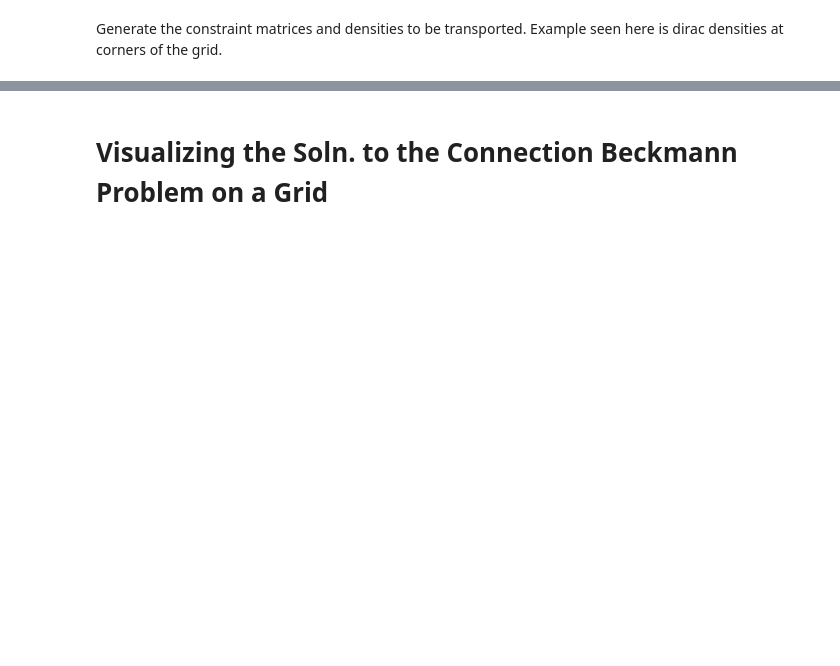
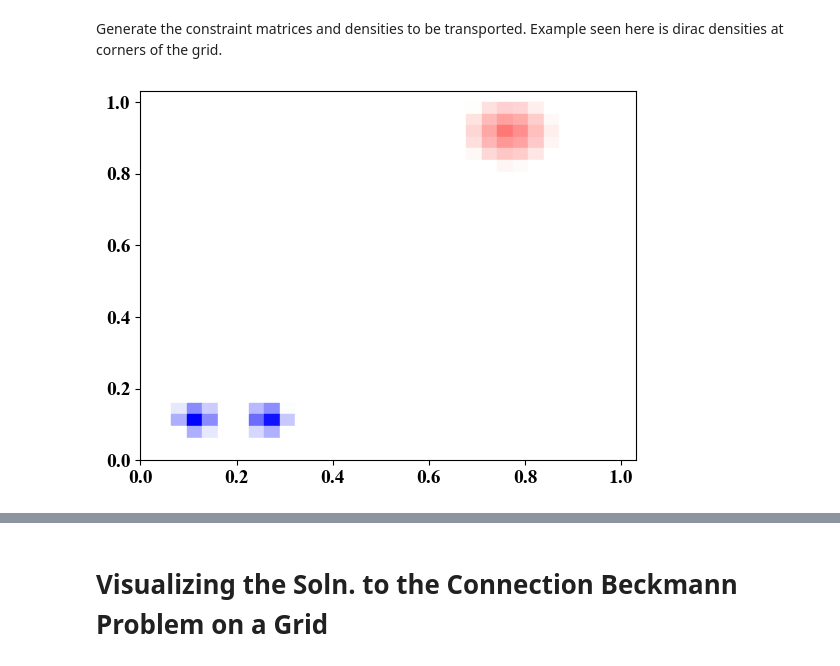
Before and after one commit to sawyer-jack-1/connection-graph-wasserstein, a Jupyter notebook: connection_beckmann_grid.ipynb, the cells around one changed output, grey strips where cells are left out. Saved outputs shown, nothing was run; the diff lists cells and outputs as text; code cells hidden in the pictures; blank space fills up the shorter version.

```diff
--- a/connection_beckmann_grid.ipynb
+++ b/connection_beckmann_grid.ipynb
@@ -112,4 +68,81 @@ initialPhi = -np.matmul(np.linalg.pinv(np.matmul(B, B.T)), c)
 #c_sol1 = active_edges(c_sol, B, w, c)
 #c_sol1 = c_sol.detach().numpy()
 #print(c_sol1)
+# %%
+def localizedColorDensity(grid, centerInEmbeddingSpace, normalizedRGBValues, radiusInCanonicalEmbeddingSpace):
+
+    RGB_DIM = 3
+
+    x0, y0 = centerInEmbeddingSpace
+
+    density = np.zeros((gridGraph.nNodes, RGB_DIM))#.flatten()[:,None]
+
+    # In order for it to be a valid density we need to add some ambient color so the row sum is positive everywhere
+    uniformNoise = (1 - normalizedRGBValues) / grid.nNodes
+
+    for node in tqdm(grid.nodes):
+
+        x, y = grid.gridEmbedding[node]
+
+        d = ((x - x0) ** 2 + (y - y0) ** 2) ** 0.5
+
+        if d <= radiusInCanonicalEmbeddingSpace:
+            #alpha = math.exp(- math.log(4) * d / radiusInCanonicalEmbeddingSpace)
+            alpha = 1 - d / radiusInCanonicalEmbeddingSpace
+            scaledRGB = (alpha) * normalizedRGBValues
+        else:
+            scaledRGB = np.array([0, 0, 0])
+
+        density[node, :] = scaledRGB + uniformNoise
+
+    s = np.sum(density, axis=0)
+    for dim in range(RGB_DIM):
+        density[:, dim] /= s[dim]
+
+    density = density.flatten()
+
+    return density
+
+def renderColorDensityAsImage(grid, localizedColorDensity):
+
+    fig, ax = plt.subplots()
+    embedding = grid.gridEmbedding
+    RGB_DIM = 3
+
+    ax.set_xlim((0, 1 + 1/GRID_WIDTH))
+    ax.set_ylim((0, 1 + 1/GRID_HEIGHT))
+
+    for node in tqdm(list(range(gridGraph.nNodes))):
+
+        INTENSITY = 1 / np.max(localizedColorDensity)
+
+        center = embedding[node][0], embedding[node][1]
+        colorRGB = (1 - INTENSITY*localizedColorDensity[(node * RGB_DIM) : ((node + 1) * RGB_DIM)]).tolist() + [1]
+
+        nodeLabel = matplotlib.patches.Rectangle(center, 1/GRID_WIDTH, 1/GRID_HEIGHT, color=colorRGB)
+        ax.add_patch(nodeLabel)
+
+    plt.show()
+
+densityColorM = np.array([1, 1, 0])
+m0 = localizedColorDensity(gridGraph, (0.1, 0.1), densityColorM, .05)
+m1 = localizedColorDensity(gridGraph, (0.25, 0.1), densityColorM, .05)
+
+m = 0.5 * (m0 + m1)
+
+densityColorN = np.array([0, 1, 1])
+n = localizedColorDensity(gridGraph, (0.75, 0.9), densityColorN, .1)
+
+renderColorDensityAsImage(gridGraph, m + n)
+
+c = m - n
+c.reshape((gridGraph.nNodes, INTRINSIC_DIM))
+c = torch.tensor(c)
+
+B = torch.tensor(gridGraphIncidenceMatrix.toarray())
+w = torch.tensor(np.ones(B.T.shape[0]//INTRINSIC_DIM).astype('float32'))
+
+initialPhi = -np.matmul(np.linalg.pinv(np.matmul(B, B.T)), c)
+# %% [output]
+[figure, added]
 # %%
```
Also changed, not shown: parts of 8 cells of this notebook, 2 other files.
